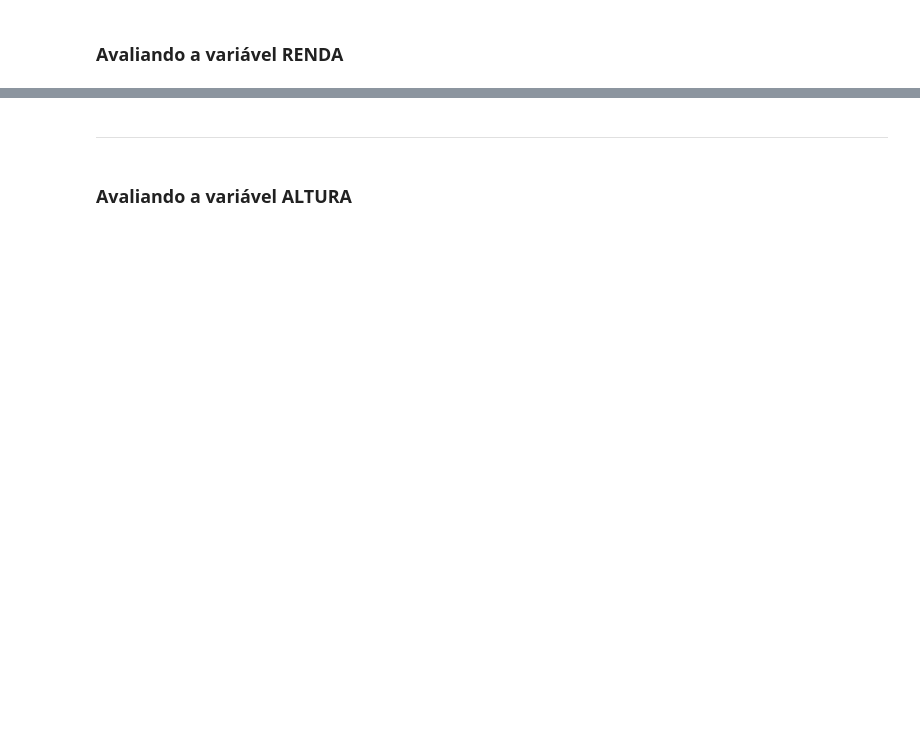
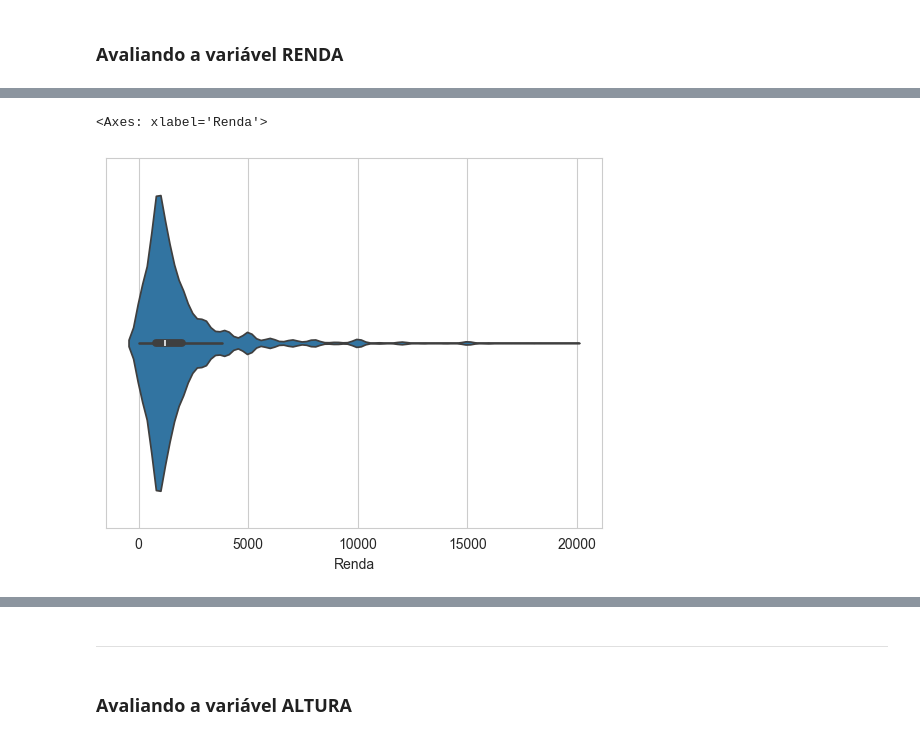
Before and after one commit to RPdatascience819/Curso_basico_estats, a Jupyter notebook: Curso_de_Estatística_Parte_1.ipynb, the cells around one changed output, grey strips where cells are left out. Saved outputs shown, nothing was run; the diff lists cells and outputs as text; code cells hidden in the pictures; blank space fills up the shorter version.

```diff
--- a/Curso_de_Estatística_Parte_1.ipynb
+++ b/Curso_de_Estatística_Parte_1.ipynb
@@ -645,0 +879,12 @@ Pode-se definir a moda como sendo o valor mais frequente de um conjunto de dados
+# %%
+'''
+Violin Plot
+Combina características do boxplot e do KDE (Kernel Density Estimate),
+oferecendo uma representação da distribuição e densidade da variável.
+
+'''
+
+sns.violinplot(data=dados.query('Renda < 20000'), x='Renda')
+# %% [output]
+<Axes: xlabel='Renda'>
+[figure, added]
```
Also changed, not shown: parts of 46 cells of this notebook.
